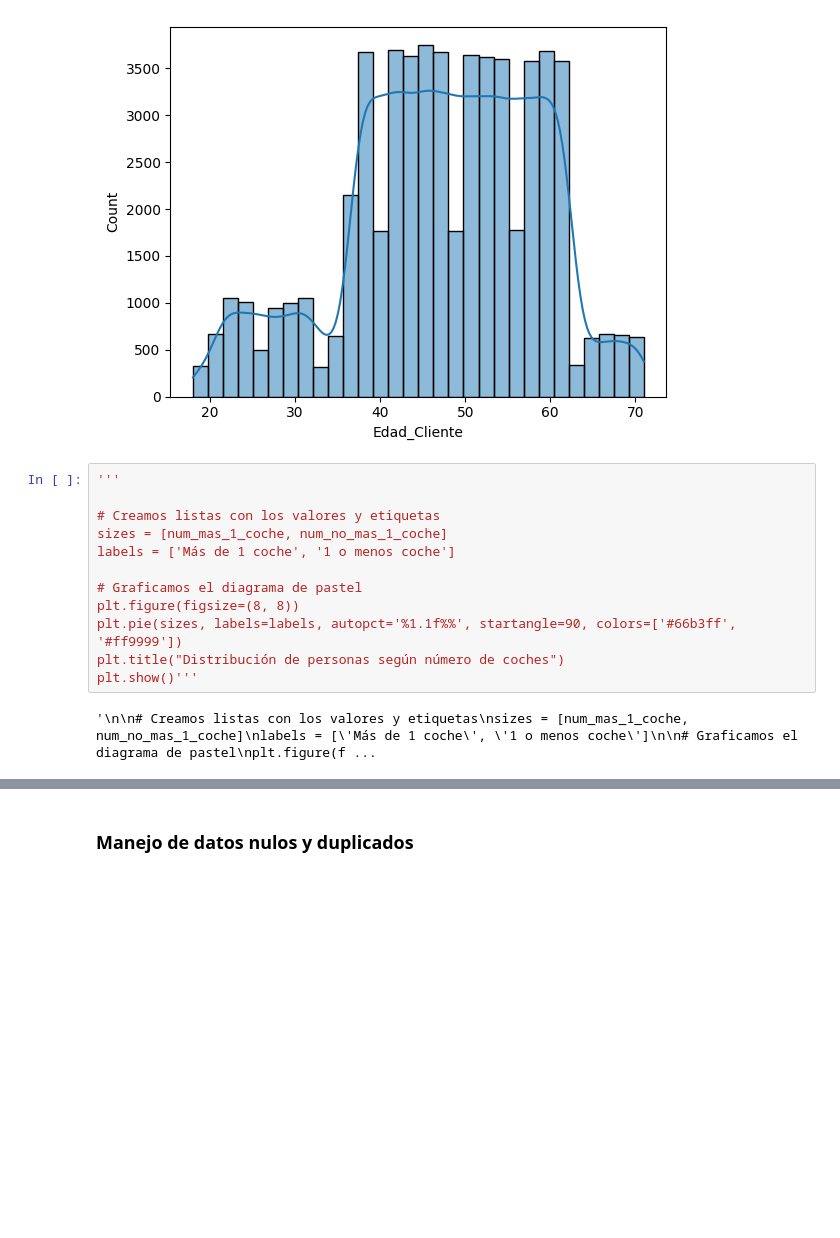
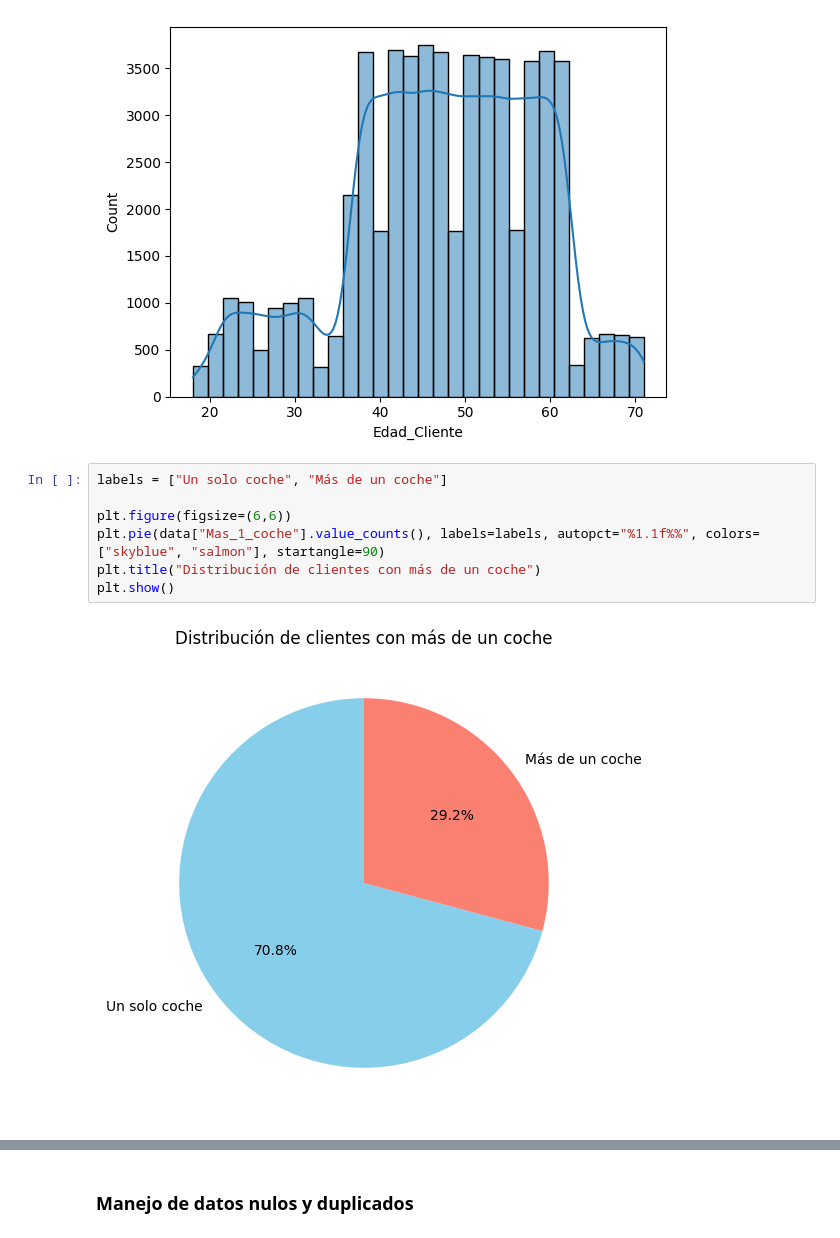
Before and after one commit to seerraa16/IA-LetsGo, a Jupyter notebook: analisis.ipynb, the cells around one changed output, grey strips where cells are left out. Drawn from its saved outputs; the diff is of its cells as text; blank space fills up the shorter version.

```diff
--- a/analisis.ipynb
+++ b/analisis.ipynb
@@ -96,18 +142,13 @@ plt.show()
 # %% [output]
 [figure]
 # %%
-'''
+labels = ["Un solo coche", "Más de un coche"]
 
-# Creamos listas con los valores y etiquetas
-sizes = [num_mas_1_coche, num_no_mas_1_coche]
-labels = ['Más de 1 coche', '1 o menos coche']
-
-# Graficamos el diagrama de pastel
-plt.figure(figsize=(8, 8))
-plt.pie(sizes, labels=labels, autopct='%1.1f%%', startangle=90, colors=['#66b3ff', '#ff9999'])
-plt.title("Distribución de personas según número de coches")
-plt.show()'''
+plt.figure(figsize=(6,6))
+plt.pie(data["Mas_1_coche"].value_counts(), labels=labels, autopct="%1.1f%%", colors=["skyblue", "salmon"], startangle=90)
+plt.title("Distribución de clientes con más de un coche")
+plt.show()
 # %% [output]
-'\n\n# Creamos listas con los valores y etiquetas\nsizes = [num_mas_1_coche, num_no_mas_1_coche]\nlabels = [\'Más de 1 coche\', \'1 o menos coche\']\n\n# Graficamos el diagrama de pastel\nplt.figure(f ...
+[figure, added]
 # %%
 conteo_genero = data['GENERO'].value_counts()
```
Also changed, not shown: parts of 48 cells of this notebook, 5 other files.
